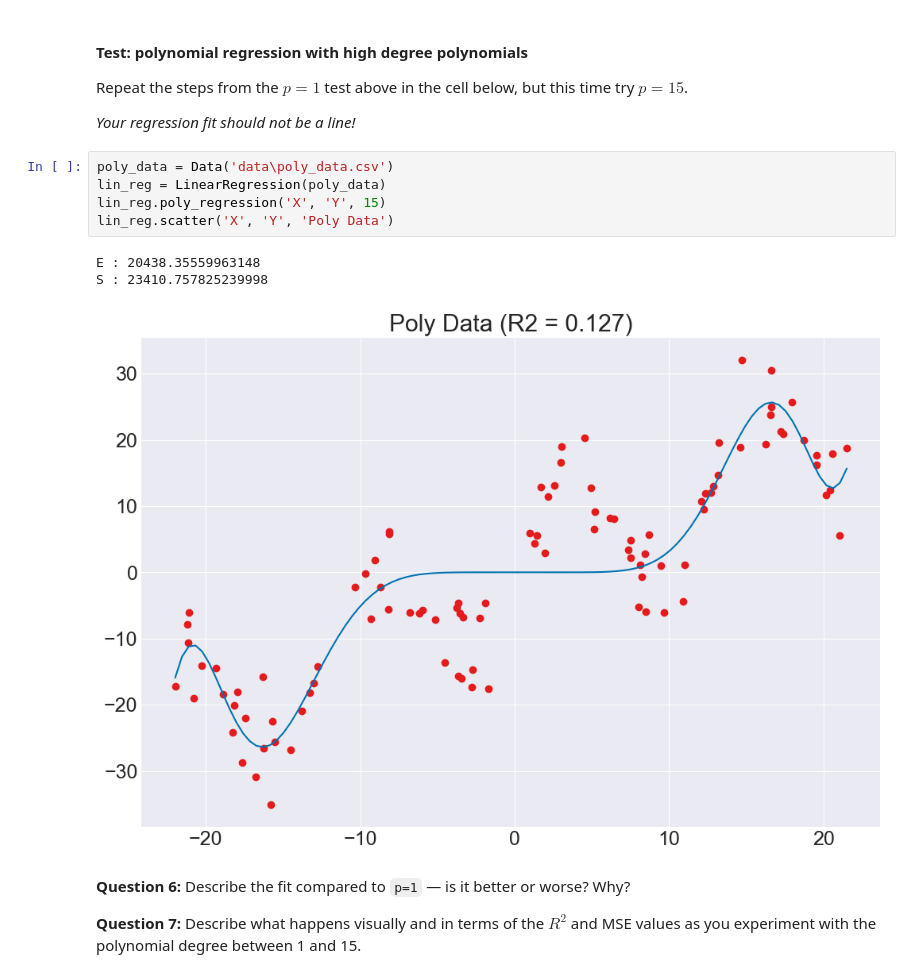
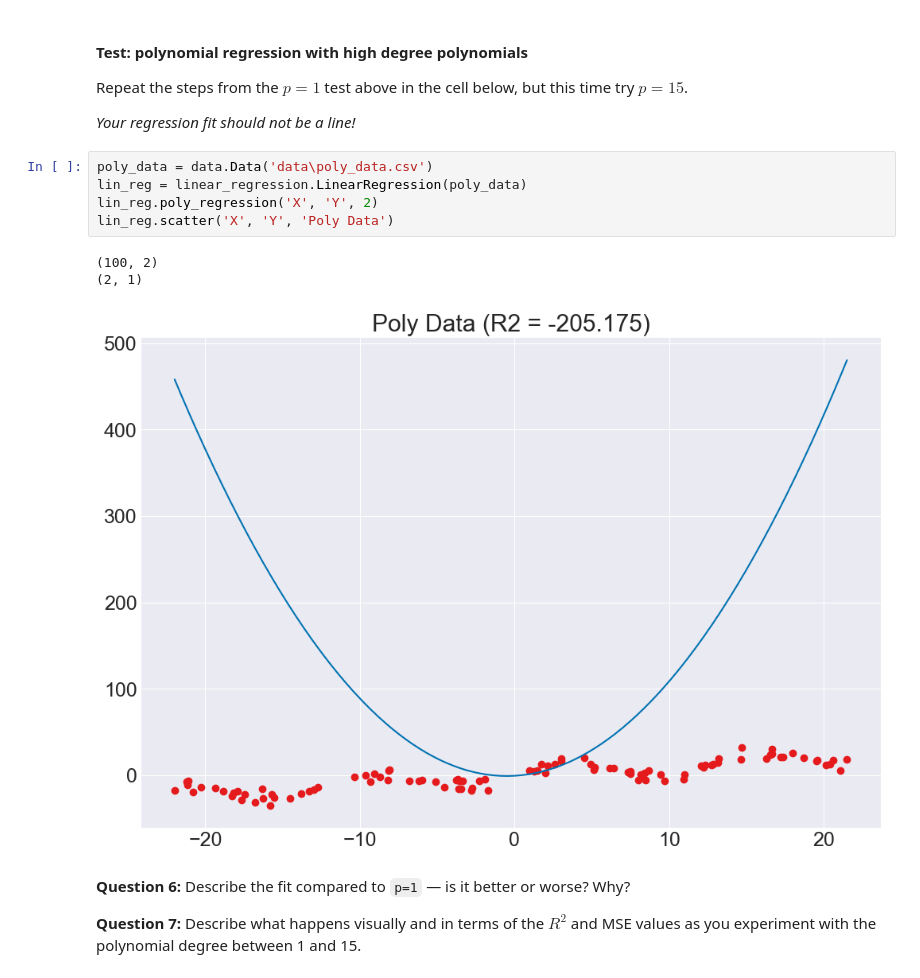
Before and after one commit to mkPuzon/Data-Analysis, a Jupyter notebook: qr_polynomial_regression.ipynb, the cells around one changed output. Cells and saved outputs as stored; diff of their text form.

Commit message:
implements QR decomposition, poly reg bugged

```diff
--- a/qr_polynomial_regression.ipynb
+++ b/qr_polynomial_regression.ipynb
@@ -199,14 +221,14 @@ Repeat the steps from the $p = 1$ test above in the cell below, but this time tr
 
 *Your regression fit should not be a line!*
 # %%
-poly_data = Data('data\poly_data.csv')
-lin_reg = LinearRegression(poly_data)
-lin_reg.poly_regression('X', 'Y', 15)
+poly_data = data.Data('data\poly_data.csv')
+lin_reg = linear_regression.LinearRegression(poly_data)
+lin_reg.poly_regression('X', 'Y', 2)
 lin_reg.scatter('X', 'Y', 'Poly Data')
 # %% [output]
-E : 20438.35559963148
-S : 23410.757825239998
+(100, 2)
+(2, 1)
-[figure, old version]
+[figure, new version]
 # %% [markdown]
 **Question 6:** Describe the fit compared to `p=1` — is it better or worse? Why?
 
```
Also changed, not shown: parts of 11 cells of this notebook, 1 other file.
